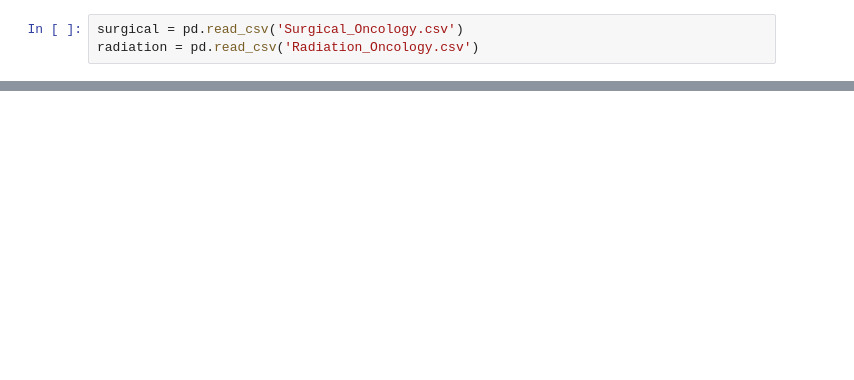
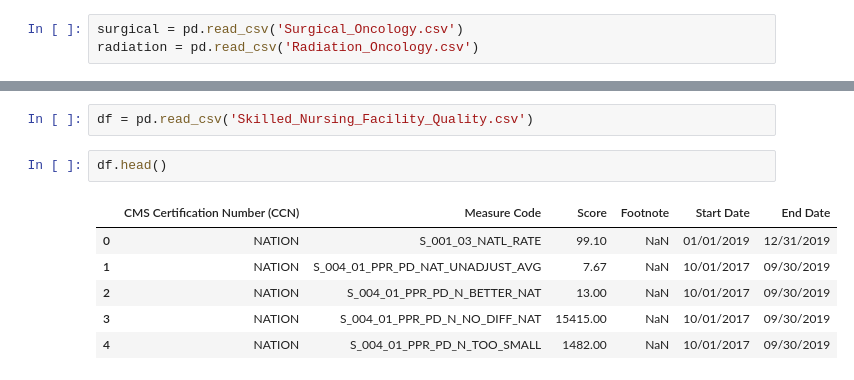
Before and after one commit to HeyThatsViv/stats-practice, a Jupyter notebook: Medicare and medicaid project.ipynb, the cells around one changed output, grey strips where cells are left out. Saved outputs shown, nothing was run; the diff lists cells and outputs as text; blank space fills up the shorter version.

```diff
--- a/Medicare and medicaid project.ipynb
+++ b/Medicare and medicaid project.ipynb
@@ -151,3 +151,14 @@ surgical.describe()
 | 50% | 48812.500000 | 35.720000 | 163.584000 | 163.584000 | 8.930000 | ... |
 | 75% | 73042.750000 | 37.464000 | 169.360000 | 169.360000 | 9.366000 | ... |
 | max | 99950.000000 | 46.256000 | 219.248000 | 219.248000 | 11.564000 | ... |
+# %%
+df = pd.read_csv('Skilled_Nursing_Facility_Quality.csv')
+# %%
+df.head()
+# %% [output]
+|  | CMS Certification Number (CCN) | Measure Code | Score | Footnote | Start Date | End Date |
+| 0 | NATION | S_001_03_NATL_RATE | 99.10 | NaN | 01/01/2019 | 12/31/2019 |
+| 1 | NATION | S_004_01_PPR_PD_NAT_UNADJUST_AVG | 7.67 | NaN | 10/01/2017 | 09/30/2019 |
+| 2 | NATION | S_004_01_PPR_PD_N_BETTER_NAT | 13.00 | NaN | 10/01/2017 | 09/30/2019 |
+| 3 | NATION | S_004_01_PPR_PD_N_NO_DIFF_NAT | 15415.00 | NaN | 10/01/2017 | 09/30/2019 |
+| 4 | NATION | S_004_01_PPR_PD_N_TOO_SMALL | 1482.00 | NaN | 10/01/2017 | 09/30/2019 |
```
Also changed, not shown: 1 other file.
